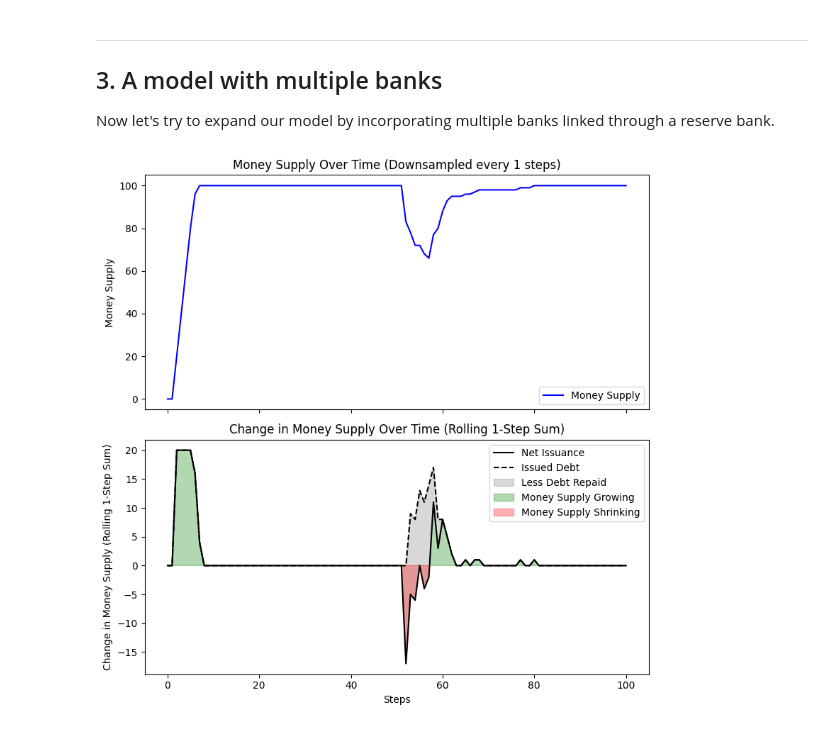
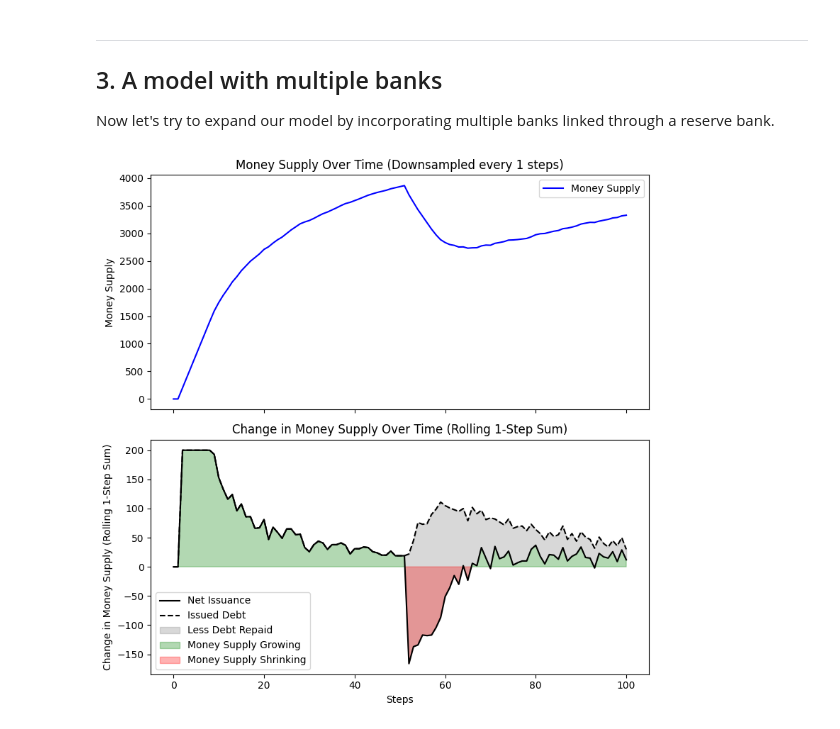
Before and after one commit to fillstaley/econolab, a Jupyter notebook: models/boltzmann-banking/boltzmann-banking.ipynb, the cells around one changed output. Saved outputs shown, nothing was run; the diff lists cells and outputs as text; code cells hidden in the pictures.

```diff
--- a/models/boltzmann-banking/boltzmann-banking.ipynb
+++ b/models/boltzmann-banking/boltzmann-banking.ipynb
@@ -154,16 +108,16 @@ loan_options = [
 ]
 
 multibank_model = BoltzmannBanking(
-    num_individuals = 100,
-    num_banks=2,
-    borrowing_limit = 1,
-    loan_review_limit = 10,
+    num_individuals = 1_000,
+    num_banks=10,
+    borrowing_limit = 5,
+    loan_review_limit = 20,
     loan_options=loan_options,
 )
 
 for _ in range(100):
     multibank_model.step()
 # %%
-plt.plot_money_supply(multibank_model, period=1)
+plot.money_supply(multibank_model, period=1)
 # %% [output]
-[figure, old version]
+[figure, new version]
```
Also changed, not shown: parts of 12 cells of this notebook, 6 other files.
